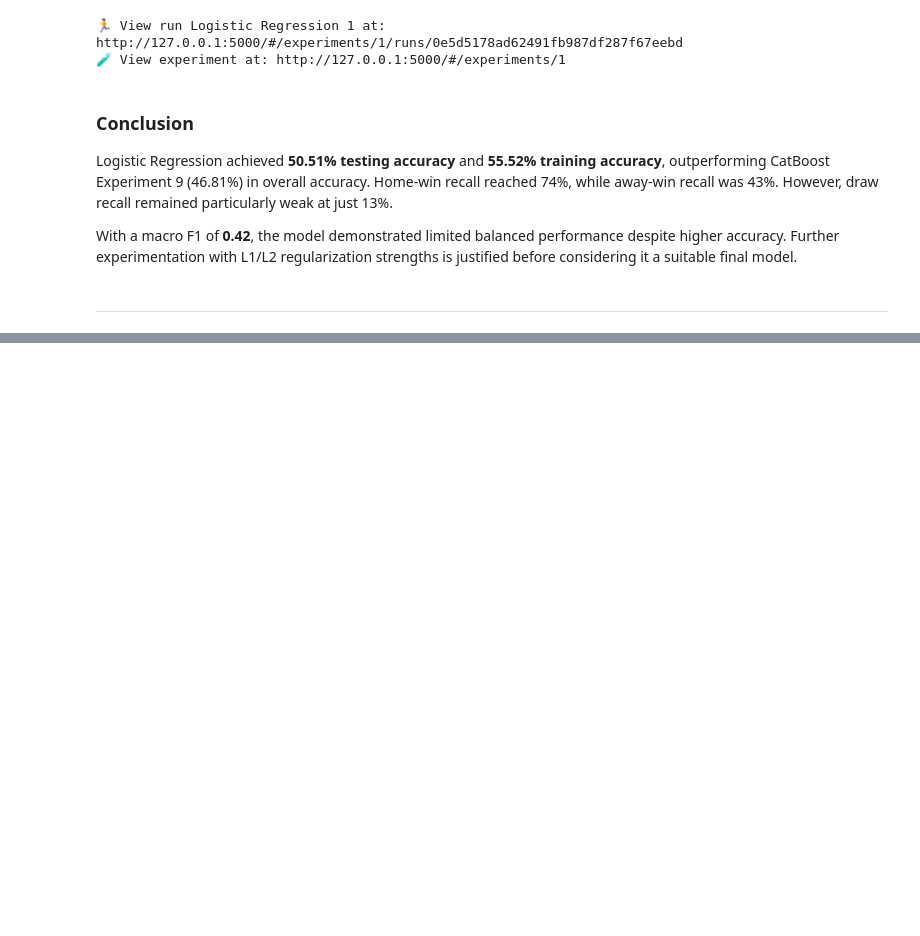
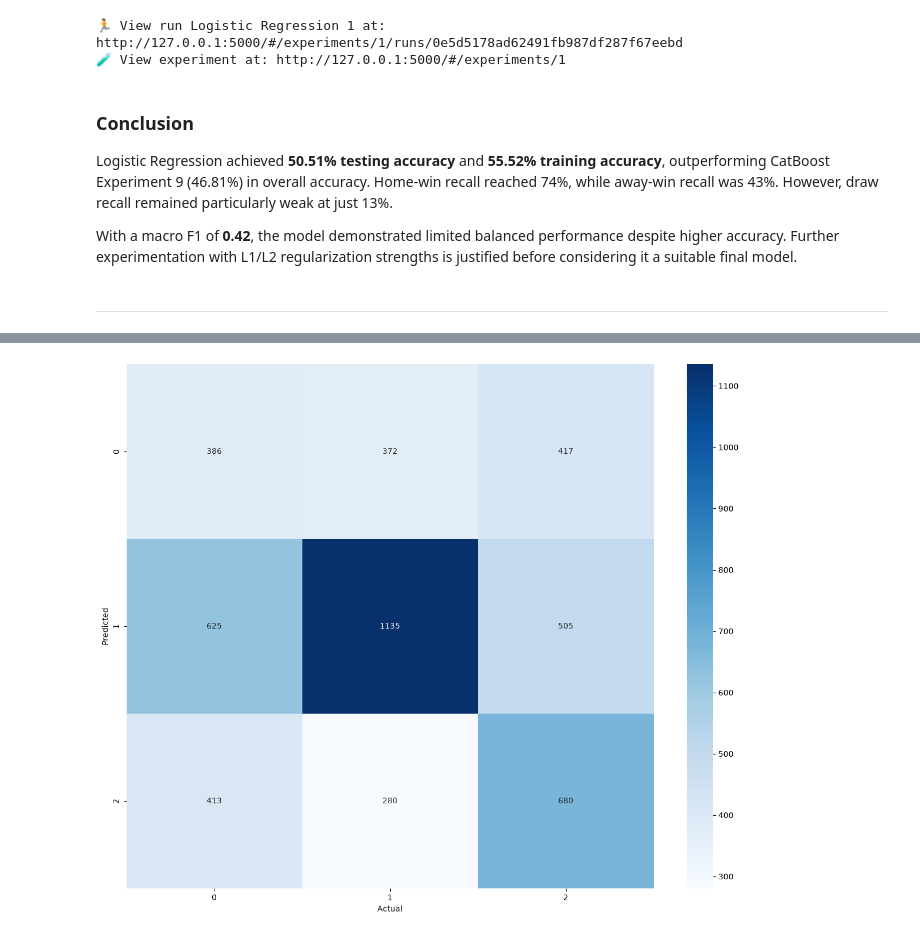
Before and after one commit to Aalli-Talpur/football-match-outcome-prediction, a Jupyter notebook: Notebook/03_Model_Experimentation.ipynb, the cells around one changed output, grey strips where cells are left out. Drawn from its saved outputs; the diff is of its cells as text; code cells hidden in the pictures; blank space fills up the shorter version.

Commit message:
feat(modeling): tune Logistic Regression L2 strength and evaluate balanced recall

```diff
--- a/Notebook/03_Model_Experimentation.ipynb
+++ b/Notebook/03_Model_Experimentation.ipynb
@@ -1392,0 +1397,4 @@ With a macro F1 of **0.42**, the model demonstrated limited balanced performance
+# %%
+lr_model_2 = LogisticRegression(penalty="l2", C=1.0, solver="lbfgs", max_iter=1000, class_weight="balanced")
+# %%
+lr_model_2.fit(x_train_processed, y_train)
@@ -1392,0 +1403,3 @@ With a macro F1 of **0.42**, the model demonstrated limited balanced performance
+# %%
+y_hat = lr_model_2.predict(x_test_processed)
+y_hat_train = lr_model_2.predict(x_train_processed)
@@ -1392,0 +1428,9 @@ With a macro F1 of **0.42**, the model demonstrated limited balanced performance
+# %%
+plt.figure(figsize=(15,12))
+cm = confusion_matrix(y_test, y_hat)
+sns.heatmap(cm, annot=True, fmt="d", cmap=("Blues"))
+plt.xlabel("Actual")
+plt.ylabel("Predicted")
+plt.show()
+# %% [output]
+[figure, added]
```
Also changed, not shown: parts of 20 cells of this notebook.
